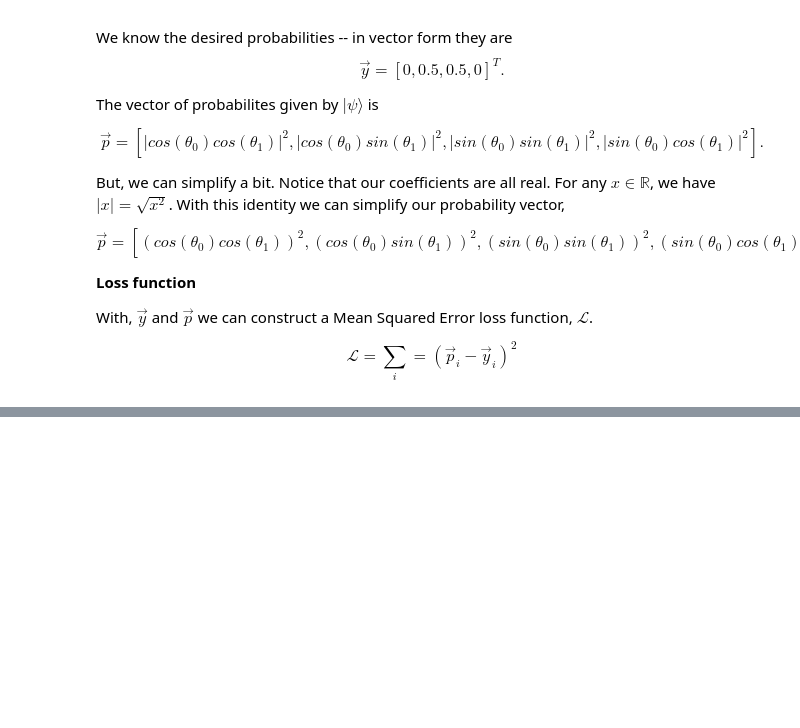
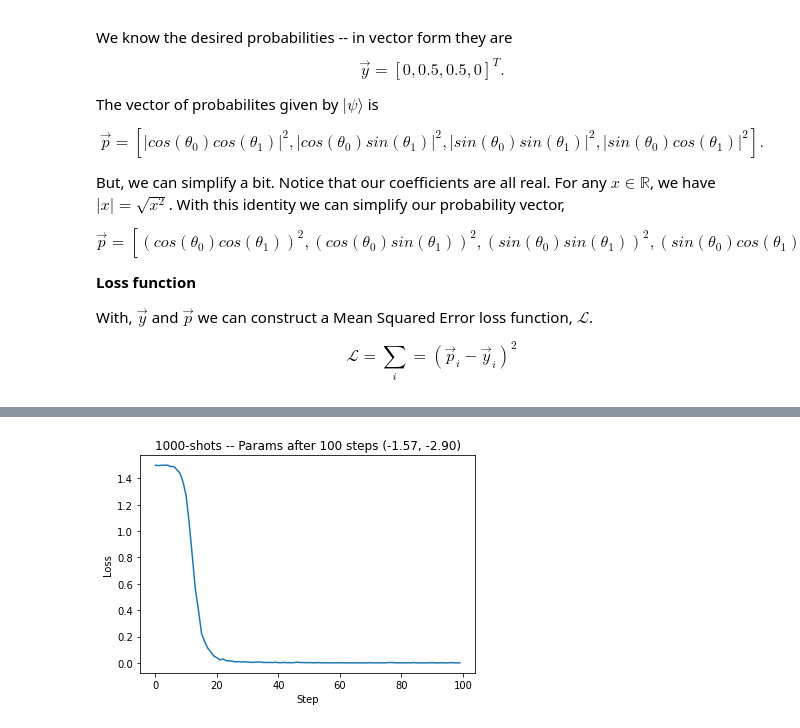
Before and after one commit to Farquhar13/qosf, a Jupyter notebook: Qosf task 2.ipynb, the cells around one changed output, grey strips where cells are left out. Saved outputs shown, nothing was run; the diff lists cells and outputs as text; code cells hidden in the pictures; blank space fills up the shorter version.

```diff
--- a/Qosf task 2.ipynb
+++ b/Qosf task 2.ipynb
@@ -289,0 +262,8 @@ q_1: ─┤ RY(pi) ├─┤ X ├
+# %%
+plt.plot(loss_list[3])
+plt.ylabel("Loss")
+plt.xlabel("Step")
+plt.title("1000-shots -- Params after 100 steps ({:.2f}, {:.2f})".format(param_list[3][0], param_list[3][1]))
+plt.show()
+# %% [output]
+[figure, added]
```
Also changed, not shown: parts of 28 cells of this notebook.
